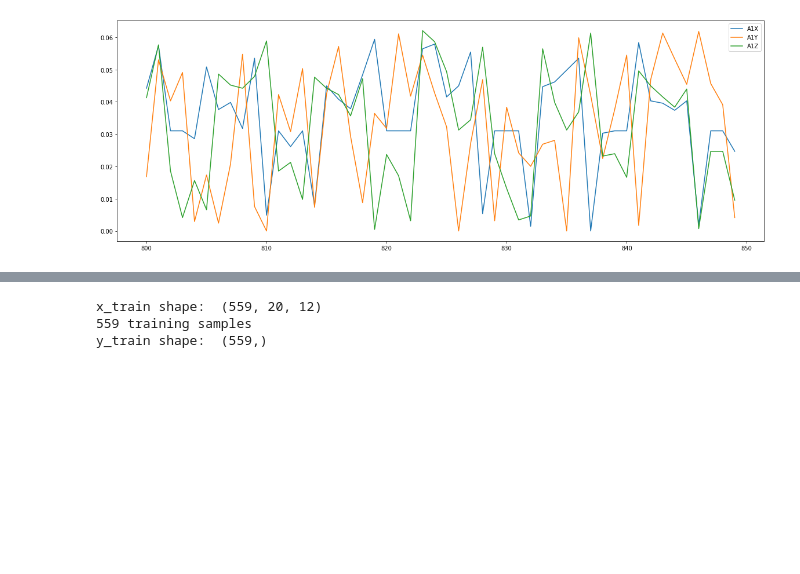
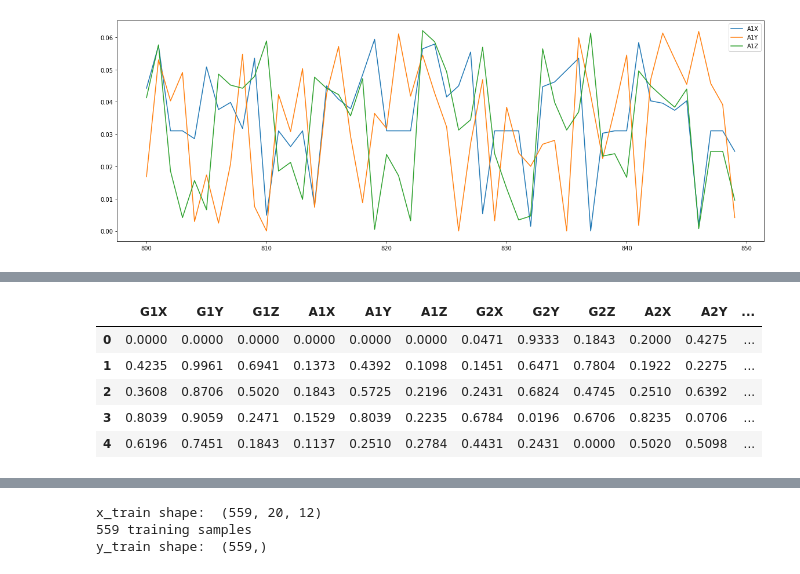
Before and after one commit to CS3237Group14/petcise, a Jupyter notebook: ML_model/keras_ml_model.ipynb, the cells around one changed output, grey strips where cells are left out. Saved outputs shown, nothing was run; the diff lists cells and outputs as text; code cells hidden in the pictures; blank space fills up the shorter version.

```diff
--- a/ML_model/keras_ml_model.ipynb
+++ b/ML_model/keras_ml_model.ipynb
@@ -171,3 +177,12 @@ for feature in features:
 round_dict = {feature: 4 for feature in features}
 df_train = df_train.round(round_dict)
 df_test = df_test.round(round_dict)
+# %%
+df_train.head()
+# %% [output]
+|  | G1X | G1Y | G1Z | A1X | A1Y | A1Z | G2X | G2Y | G2Z | A2X | A2Y | ... |
+| 0 | 0.0000 | 0.0000 | 0.0000 | 0.0000 | 0.0000 | 0.0000 | 0.0471 | 0.9333 | 0.1843 | 0.2000 | 0.4275 | ... |
+| 1 | 0.4235 | 0.9961 | 0.6941 | 0.1373 | 0.4392 | 0.1098 | 0.1451 | 0.6471 | 0.7804 | 0.1922 | 0.2275 | ... |
+| 2 | 0.3608 | 0.8706 | 0.5020 | 0.1843 | 0.5725 | 0.2196 | 0.2431 | 0.6824 | 0.4745 | 0.2510 | 0.6392 | ... |
+| 3 | 0.8039 | 0.9059 | 0.2471 | 0.1529 | 0.8039 | 0.2235 | 0.6784 | 0.0196 | 0.6706 | 0.8235 | 0.0706 | ... |
+| 4 | 0.6196 | 0.7451 | 0.1843 | 0.1137 | 0.2510 | 0.2784 | 0.4431 | 0.2431 | 0.0000 | 0.5020 | 0.5098 | ... |
```
Also changed, not shown: parts of 11 cells of this notebook, 11 other files.
